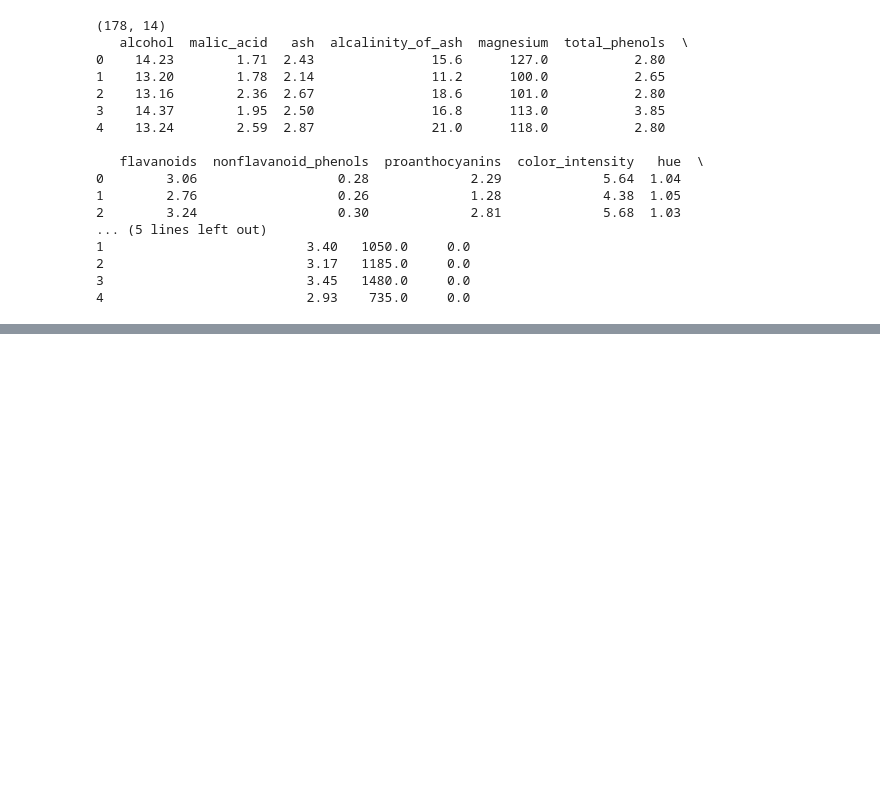
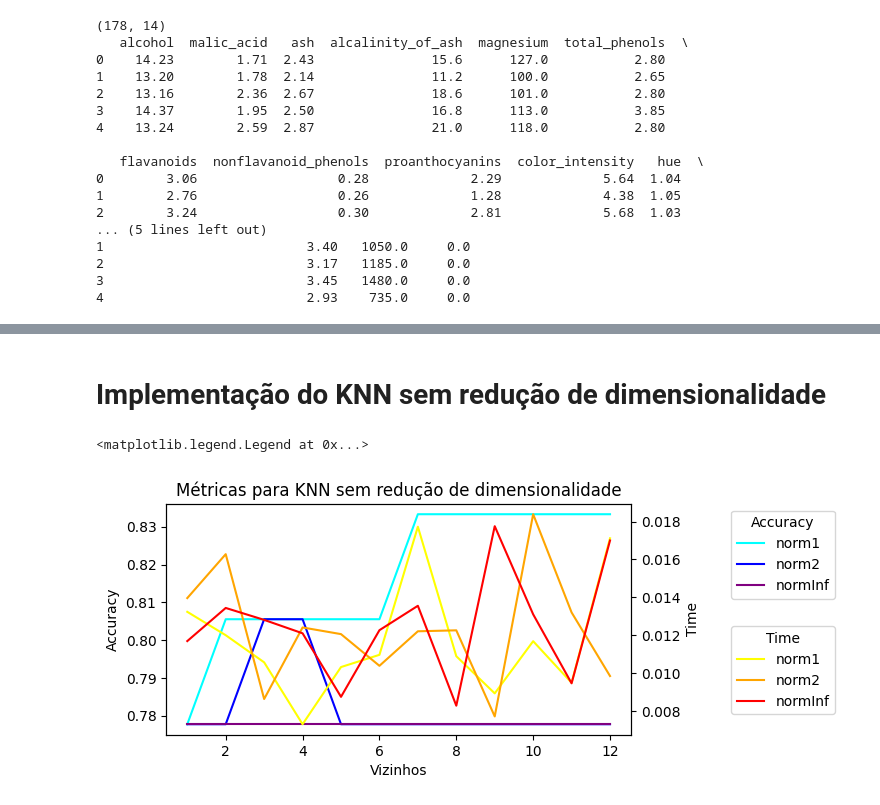
Before and after one commit to arthurkenzo/MO431_Tarefas, a Jupyter notebook: la2ml_tarefa_1.ipynb, the cells around one changed output, grey strips where cells are left out. Drawn from its saved outputs; the diff is of its cells as text; code cells hidden in the pictures; blank space fills up the shorter version.

Commit message:
Implementação do KNN sem reduçã de dimensionalidade e visualização de resultados. Ainda possíveis bugs na implementação do PCA.

```diff
--- a/la2ml_tarefa_1.ipynb
+++ b/la2ml_tarefa_1.ipynb
@@ -41,0 +188,51 @@ print(data.head())
+# %% [markdown]
+# Implementação do KNN sem redução de dimensionalidade
+# %%
+accuracy = {}
+elapsedTimes = {}
+k=5
+metrics=['norm1', 'norm2', 'normInf']
+
+for metric in metrics:
+    accuracy[metric] = []
+    elapsedTimes[metric] = []
+    for neighbors in range(1, 13):
+
+        distance = getMetric(metric)
+
+        startTime = time.time()
+        predictions = knn(xTrain, yTrain, xTest, neighbors, distance)
+        endTime = time.time()
+
+        acc = computeAccuracy(predictions, yTest)
+        accuracy[metric].append(acc.item())
+        elapsedTimes[metric].append(endTime - startTime)
+# %%
+neighbors = range(1, 13)
+
+fig, ax1 = plt.subplots(figsize=(6, 3))
+plt.title('Métricas para KNN sem redução de dimensionalidade')
+
+# Plot the first variable
+ax1.plot(neighbors, accuracy['norm1'], label='norm1', color='cyan')
+ax1.plot(neighbors, accuracy['norm2'], label='norm2', color='blue')
+ax1.plot(neighbors, accuracy['normInf'], label='normInf', color='purple')
+ax1.set_xlabel('Vizinhos')
+ax1.set_ylabel('Accuracy', color='black')
+ax1.tick_params(axis='y', labelcolor='black')
+
+# Create a second y-axis
+ax2 = ax1.twinx()
+
+# Plot the second variable
+ax2.plot(neighbors, elapsedTimes['norm1'], label='norm1', color='yellow')
+ax2.plot(neighbors, elapsedTimes['norm2'], label='norm2', color='orange')
+ax2.plot(neighbors, elapsedTimes['normInf'], label='normInf', color='red')
+ax2.set_ylabel('Time', color='black')
+ax2.tick_params(axis='y', labelcolor='black')
+
+ax1.legend(title='Accuracy', loc='upper left', bbox_to_anchor=(1.2, 1))
+ax2.legend(title='Time', loc='upper left', bbox_to_anchor=(1.2, 0.5))
+# %% [output]
+<matplotlib.legend.Legend at 0x...>
+[figure, added]
```
Also changed, not shown: parts of 18 cells of this notebook.
